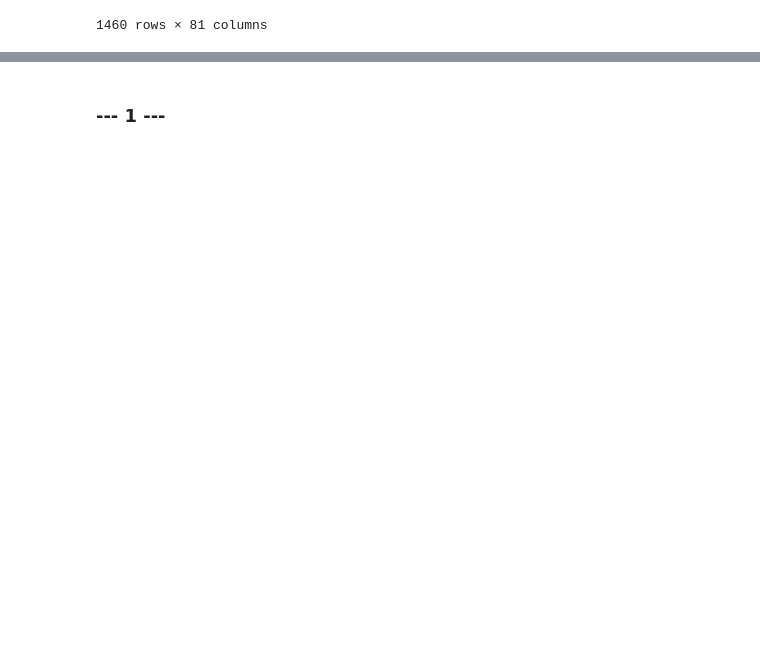
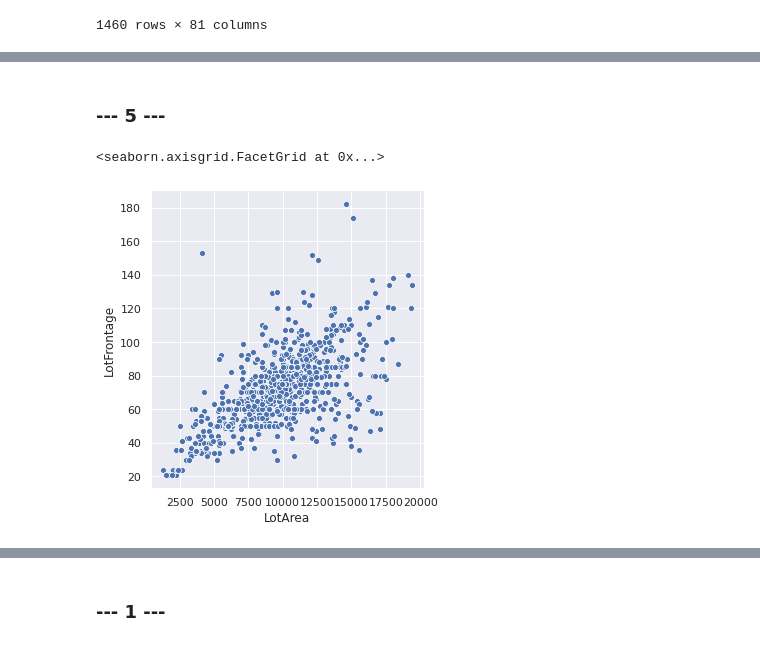
Before and after one commit to vince1396/MachineLearning, a Jupyter notebook: main.ipynb, the cells around one changed output, grey strips where cells are left out. Saved outputs shown, nothing was run; the diff lists cells and outputs as text; code cells hidden in the pictures; blank space fills up the shorter version.

```diff
--- a/main.ipynb
+++ b/main.ipynb
@@ -97,0 +130,6 @@ house_pricing
+# %%
+mask = house_pricing[(house_pricing['LotArea'] < 20000) & (house_pricing['SalePrice'] < 500000)]
+# With mask
+sns.relplot(y="SalePrice", x="LotArea", data=mask)
+# With query
+sns.relplot(y="SalePrice", x="LotArea", data=house_pricing.query('LotArea < 20000 & SalePrice < 500000'))
@@ -97,0 +140,7 @@ house_pricing
+# %% [markdown]
+### --- 5 ---
+# %%
+sns.relplot(y="LotFrontage", x="LotArea", data=mask)
+# %% [output]
+<seaborn.axisgrid.FacetGrid at 0x...>
+[figure, added]
```
Also changed, not shown: parts of 12 cells of this notebook.
